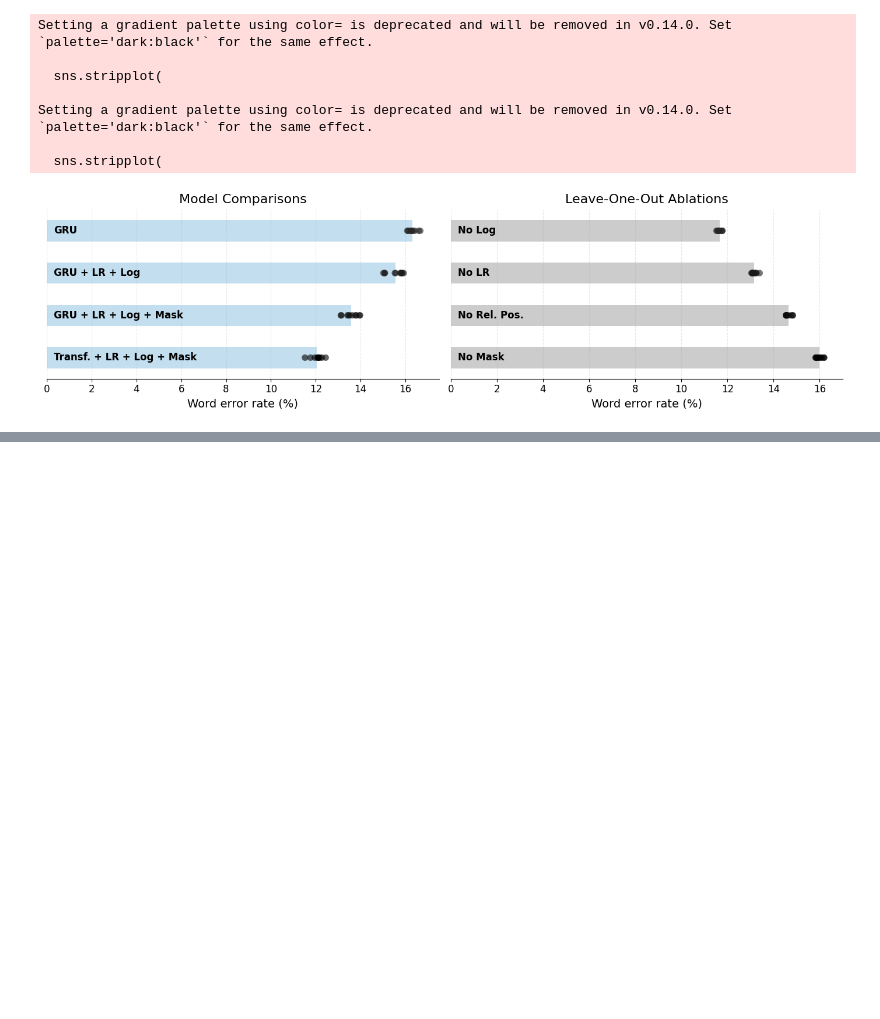
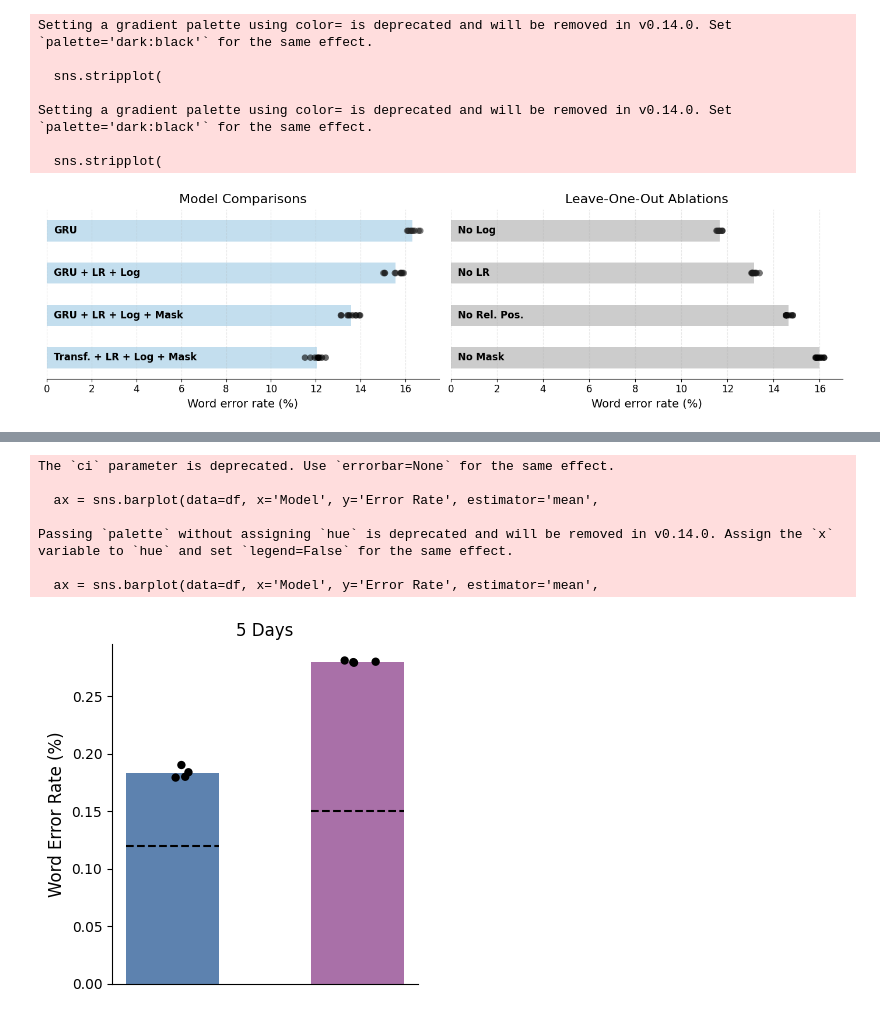
Before and after one commit to ebrahimfeghhi/transformers_with_dietcorp, a Jupyter notebook: notebooks/figures/figure_plots.ipynb, the cells around one changed output, grey strips where cells are left out. Drawn from its saved outputs; the diff is of its cells as text; code cells hidden in the pictures; blank space fills up the shorter version.

```diff
--- a/notebooks/figures/figure_plots.ipynb
+++ b/notebooks/figures/figure_plots.ipynb
@@ -157,0 +229,15 @@ Setting a gradient palette using color= is deprecated and will be removed in v0.
+# %%
+restricted_days = {
+    'Transformer': [0.17929, 0.19023, 0.18, 0.18392],
+    'GRU': [0.28016, 0.27927, 0.27981, 0.28123]
+}
+plot_model_perf_with_benchmark(restricted_days, transf_orig_perf=0.12, gru_orig_perf=0.15, title='5 Days', show_legend=False)
+# %% [output]
+The `ci` parameter is deprecated. Use `errorbar=None` for the same effect.
+
+  ax = sns.barplot(data=df, x='Model', y='Error Rate', estimator='mean',
+
+Passing `palette` without assigning `hue` is deprecated and will be removed in v0.14.0. Assign the `x` variable to `hue` and set `legend=False` for the same effect.
+
+  ax = sns.barplot(data=df, x='Model', y='Error Rate', estimator='mean',
+[figure, added]
```
Also changed, not shown: parts of 8 cells of this notebook, 5 other files.
